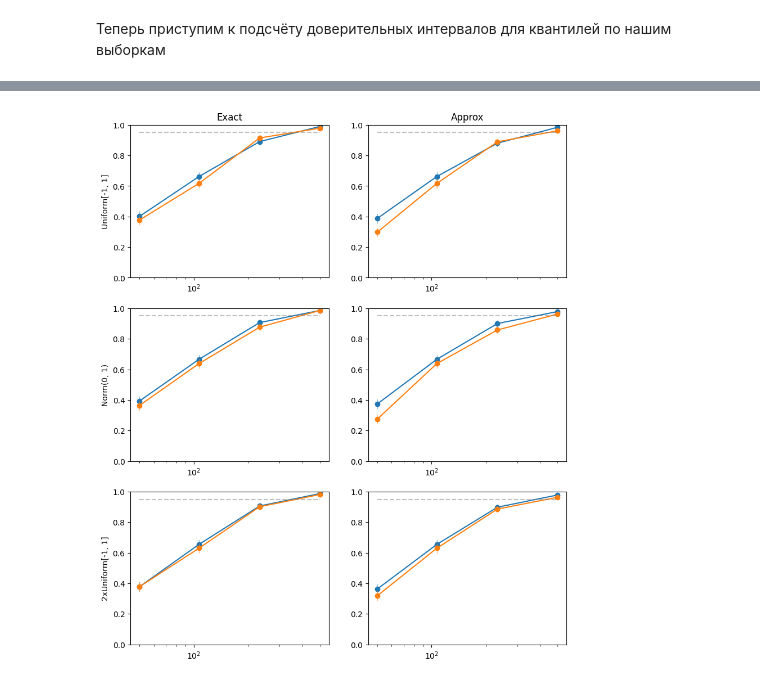
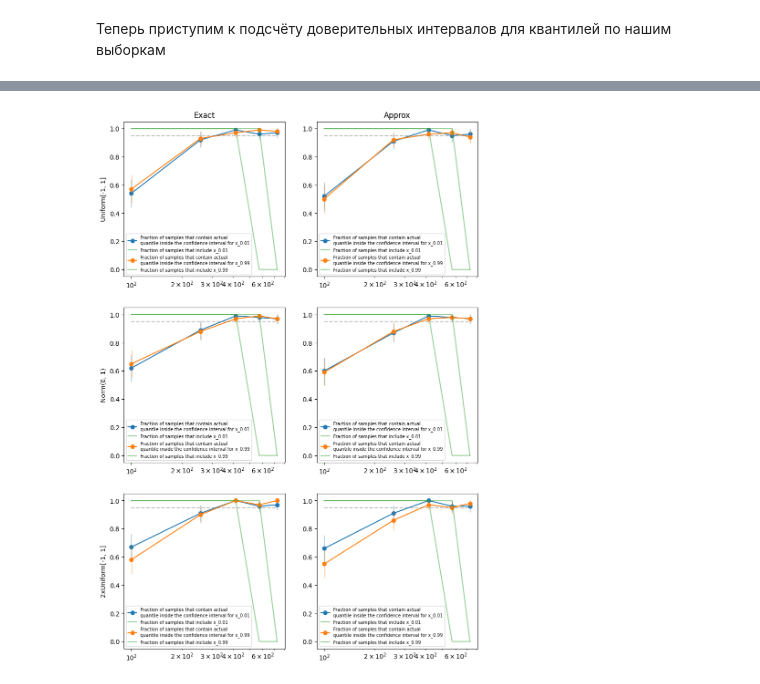
Before and after one commit to sergfedchin/hse-applied-statistics-methods, a Jupyter notebook: practice/pr04.ipynb, the cells around one changed output, grey strips where cells are left out. Drawn from its saved outputs; the diff is of its cells as text; code cells hidden in the pictures.

```diff
--- a/practice/pr04.ipynb
+++ b/practice/pr04.ipynb
@@ -91,7 +102,7 @@ def quantil_confidence_interval_approx(sample: list, p=0.5) -> tuple:
 Сгенерируем по $10^4$ выборок разных размеров для каждого распределения и проверим, какая доля из них будет попадать в доверительный интервал для медианы, посчитав доверительный интервал для этой доли
 # %%
 distros = ["Uniform[-1, 1]", "Norm(0, 1)", "2xUniform[-1, 1]"]
-methods = ["exact", "approx"]
+methods = ["exact", "approx", "ref"]
 NUM_METHODS = len(methods)
 methods_functions = {"exact": quantil_confidence_interval_exact, "approx": quantil_confidence_interval_approx}
 sigma_squared = {"Uniform[-1, 1]": 1 / 3,
@@ -152,7 +184,7 @@ Samples generated.
 
 Теперь сделаем то же самое, но с доверительными интервалами не для медианы, а квантилей $x_{0.01}$ и $x_{0.99}$
 # %%
-QUANTILES = [0.01, 0.99]
+QUANTILES = [0.01, 0.5, 0.99]
 # %% [markdown]
 Для того чтобы оценить, сколько доверительных интервалов на самом деле содержат реальные квантили, нужно их сначала найти для наших распределений.
 
@@ -182,10 +214,10 @@ def sum_quantile(p, lo=-2, hi=2):
         k = next_k
     return k
 # %%
-QUANTILE_VALUES = {d: {} for d in distros}
-QUANTILE_VALUES["Uniform[-1, 1]"] = {q: sps.uniform.ppf(q, loc=-1, scale=2) for q in QUANTILES}
-QUANTILE_VALUES["Norm(0, 1)"] = {q: sps.norm.ppf(q) for q in QUANTILES}
-QUANTILE_VALUES["2xUniform[-1, 1]"] = {q: sum_quantile(q) for q in QUANTILES}
+QUANTILE_VALUES = {d: dict() for d in distros}
+QUANTILE_VALUES["Uniform[-1, 1]"] = [sps.uniform.ppf(q, loc=-1, scale=2) for q in QUANTILES]
+QUANTILE_VALUES["Norm(0, 1)"] = [sps.norm.ppf(q) for q in QUANTILES]
+QUANTILE_VALUES["2xUniform[-1, 1]"] = [sum_quantile(q) for q in QUANTILES]
 # %% [markdown]
 Визуализируем для наглядности полученный результат
 # %%
@@ -263,0 +471,2 @@ results
+# %%
+includes_edges[d][method_id][p_id][n_id] = 1.0
@@ -264,19 +511,30 @@ results
 # %%
-_, axis = plt.subplots(3, NUM_METHODS, figsize=(5 * NUM_METHODS, 4 * len(distros)))
+_, axis = plt.subplots(3, NUM_METHODS, figsize=(5 * NUM_METHODS, 5 * len(distros)))
 for i, d in enumerate(distros):
     for method_id, method in enumerate(methods):
-        for q in QUANTILES:
-            for interval_id, interval in enumerate(results[d][q][method + "_intervals"]):
-                axis[i][method_id].plot([NS[interval_id]] * 2, list(interval), color=quantil_to_color[q], alpha=.5, linewidth=1)
+        for q_id, q in enumerate(QUANTILES):
+            for interval_id, interval in enumerate(results[d][q_id][method + "_intervals"]):
+                # print(interval_id)
+                axis[i][method_id].plot([math.pow(BASE, math.log(NS[interval_id], BASE) + q_id / 400)] * 2, list(interval), color="C" + str(q_id), alpha=.5, linewidth=1)
+            axis[i][method_id].plot(NS, results[d][q_id][method + "_points"], '-o', color="C" + str(q_id), alpha=1, label=f'Fraction of samples that contain actual\nquantile inside the confidence interval for x_{q}')
+            axis[i][method_id].plot(NS, includes_edges[d][method_id][q_id], color='C2', alpha=0.5, label=f'Fraction of samples that include x_{q}')
 
-            axis[i][method_id].plot(NS, results[d][q][method + "_points"], '-o', color=quantil_to_color[q], alpha=1)
+        # plot averaged includes edges for both quantiles
+        # edges = [np.mean([includes_edges[d][n][q_id] for q_id, q in enumerate(QUANTILES)]) for n in NS]
+        # axis[i][method_id].plot(NS, edges, color='C2', alpha=1)
+
+        # plot includes edges for each quantile separately
+        # edges = [includes_edges[d][n_id][1] for n_id in range(NS)]
+        # axis[i][method_id].plot(NS, edges, color='C3', alpha=0.5)
+
         axis[i][method_id].plot(NS, [0.95] * len(NS), color='gray', alpha=.5, linestyle='--')
         axis[i][method_id].set_xscale('log')
-        axis[i][method_id].set_ylim([0, 1])
+        axis[i][method_id].set_ylim([-0.05, 1.05])
+        axis[i][method_id].legend(prop={'size': 7})
     axis[i][0].set_ylabel(d)
 
 axis[0][0].title.set_text("Exact")
 axis[0][1].title.set_text("Approx")
 plt.show()
 # %% [output]
-[figure, old version]
+[figure, new version]
```
Also changed, not shown: parts of 12 cells of this notebook.
